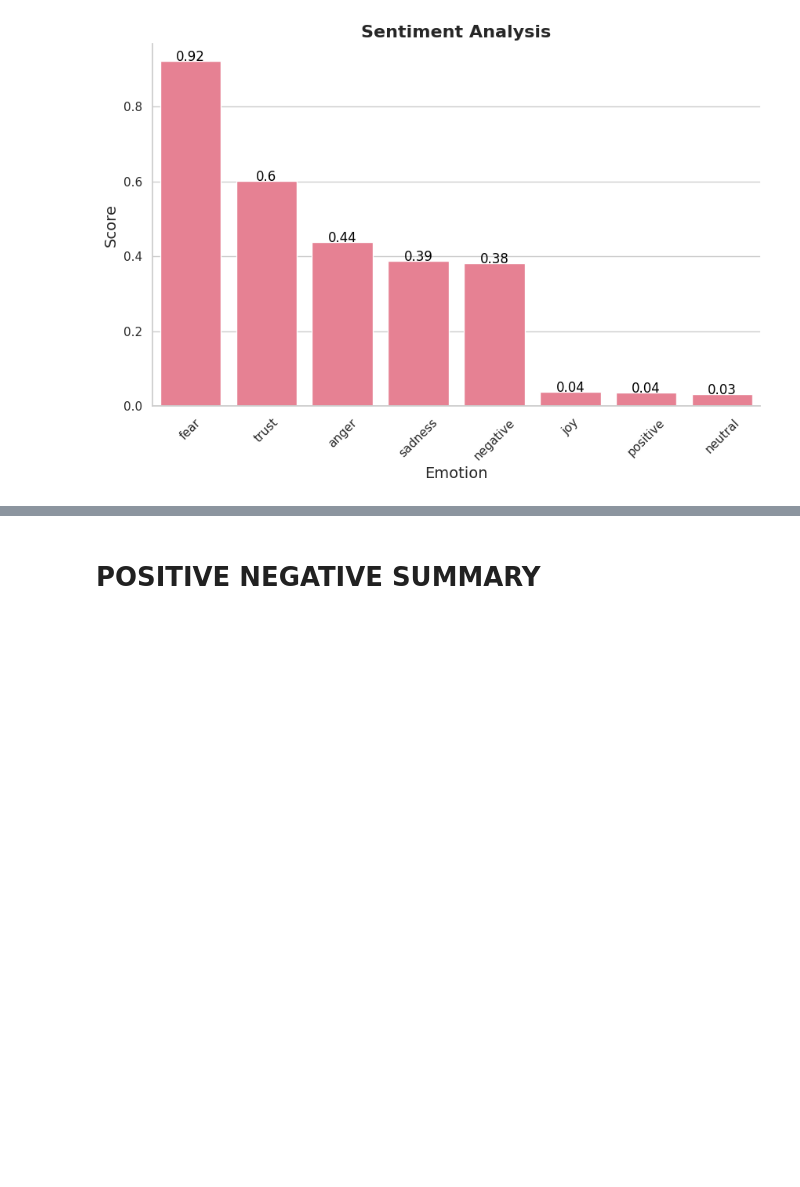
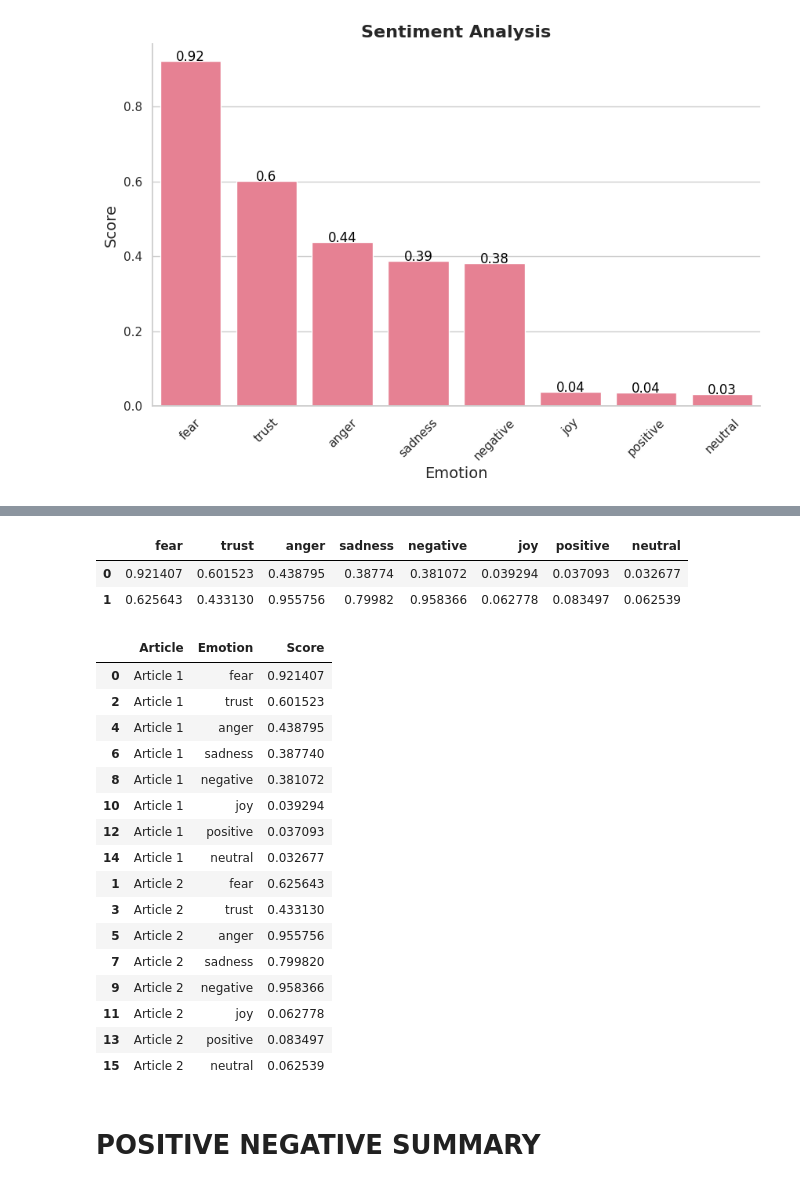
Before and after one commit to atulsharma2000/Summarization-Project, a Jupyter notebook: SummaryProject.ipynb, the cells around one changed output, grey strips where cells are left out. Cells and saved outputs as stored; diff of their text form; code cells hidden in the pictures; blank space fills up the shorter version.

```diff
--- a/SummaryProject.ipynb
+++ b/SummaryProject.ipynb
@@ -486,0 +731,43 @@ Using device: cuda:0
+# %%
+df_final
+# %% [output]
+|  | fear | trust | anger | sadness | negative | joy | positive | neutral |
+| 0 | 0.921407 | 0.601523 | 0.438795 | 0.38774 | 0.381072 | 0.039294 | 0.037093 | 0.032677 |
+| 1 | 0.625643 | 0.433130 | 0.955756 | 0.79982 | 0.958366 | 0.062778 | 0.083497 | 0.062539 |
+# %%
+data = {
+    'fear': [0.921407, 0.625643],
+    'trust': [0.601523, 0.433130],
+    'anger': [0.438795, 0.955756],
+    'sadness': [0.387740, 0.799820],
+    'negative': [0.381072, 0.958366],
+    'joy': [0.039294, 0.062778],
+    'positive': [0.037093, 0.083497],
+    'neutral': [0.032677, 0.062539]
+}
+
+# Create the DataFrame
+df = pd.DataFrame(data)
+df['Article'] = ['Article 1', 'Article 2']
+# Reshaping the DataFrame
+df_melted = df.melt(id_vars='Article', var_name='Emotion', value_name='Score')
+df_sorted = df_melted.sort_values(by='Article')
+df_sorted
+# %% [output]
+|  | Article | Emotion | Score |
+| 0 | Article 1 | fear | 0.921407 |
+| 2 | Article 1 | trust | 0.601523 |
+| 4 | Article 1 | anger | 0.438795 |
+| 6 | Article 1 | sadness | 0.387740 |
+| 8 | Article 1 | negative | 0.381072 |
+| 10 | Article 1 | joy | 0.039294 |
+| 12 | Article 1 | positive | 0.037093 |
+| 14 | Article 1 | neutral | 0.032677 |
+| 1 | Article 2 | fear | 0.625643 |
+| 3 | Article 2 | trust | 0.433130 |
+| 5 | Article 2 | anger | 0.955756 |
+| 7 | Article 2 | sadness | 0.799820 |
+| 9 | Article 2 | negative | 0.958366 |
+| 11 | Article 2 | joy | 0.062778 |
+| 13 | Article 2 | positive | 0.083497 |
+| 15 | Article 2 | neutral | 0.062539 |
```
Also changed, not shown: parts of 24 cells of this notebook, 9 other files.
